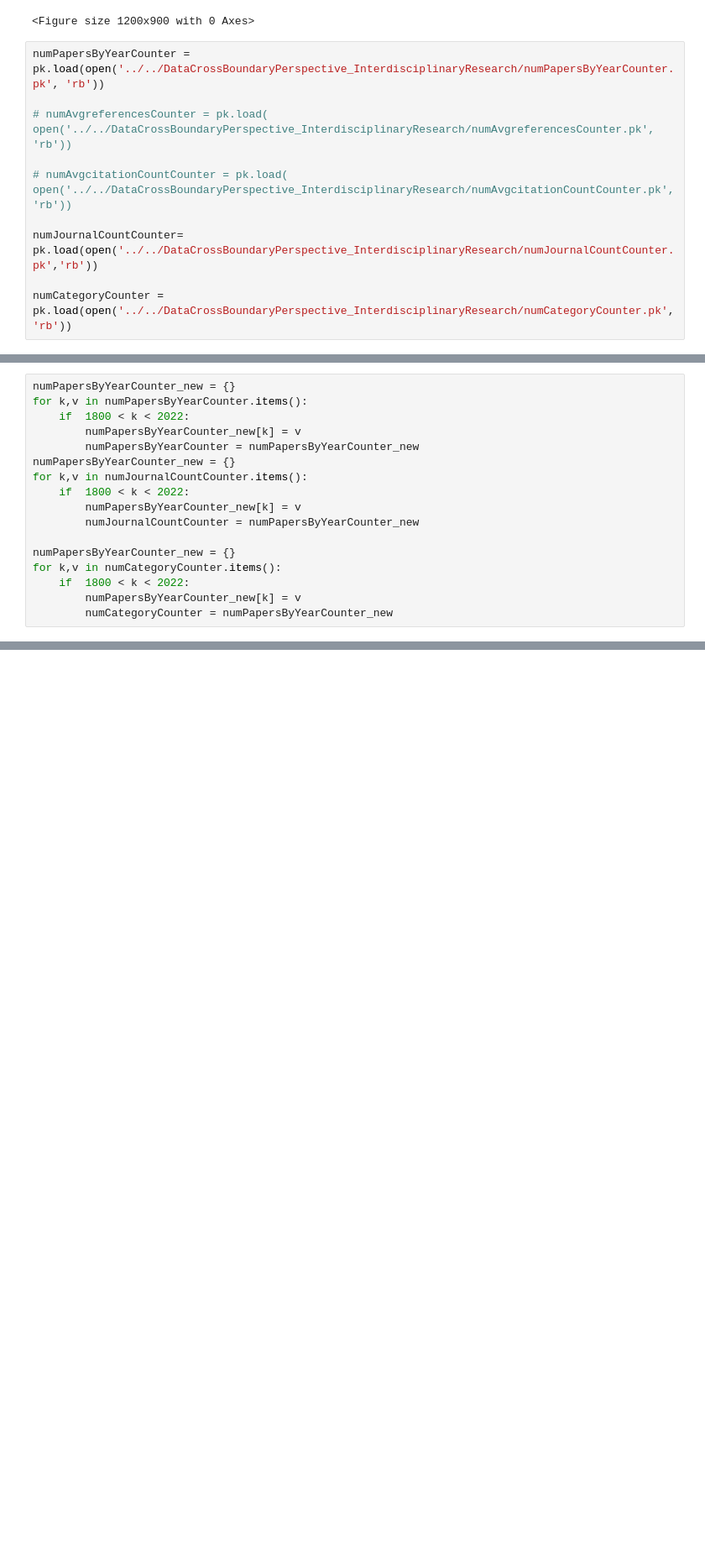
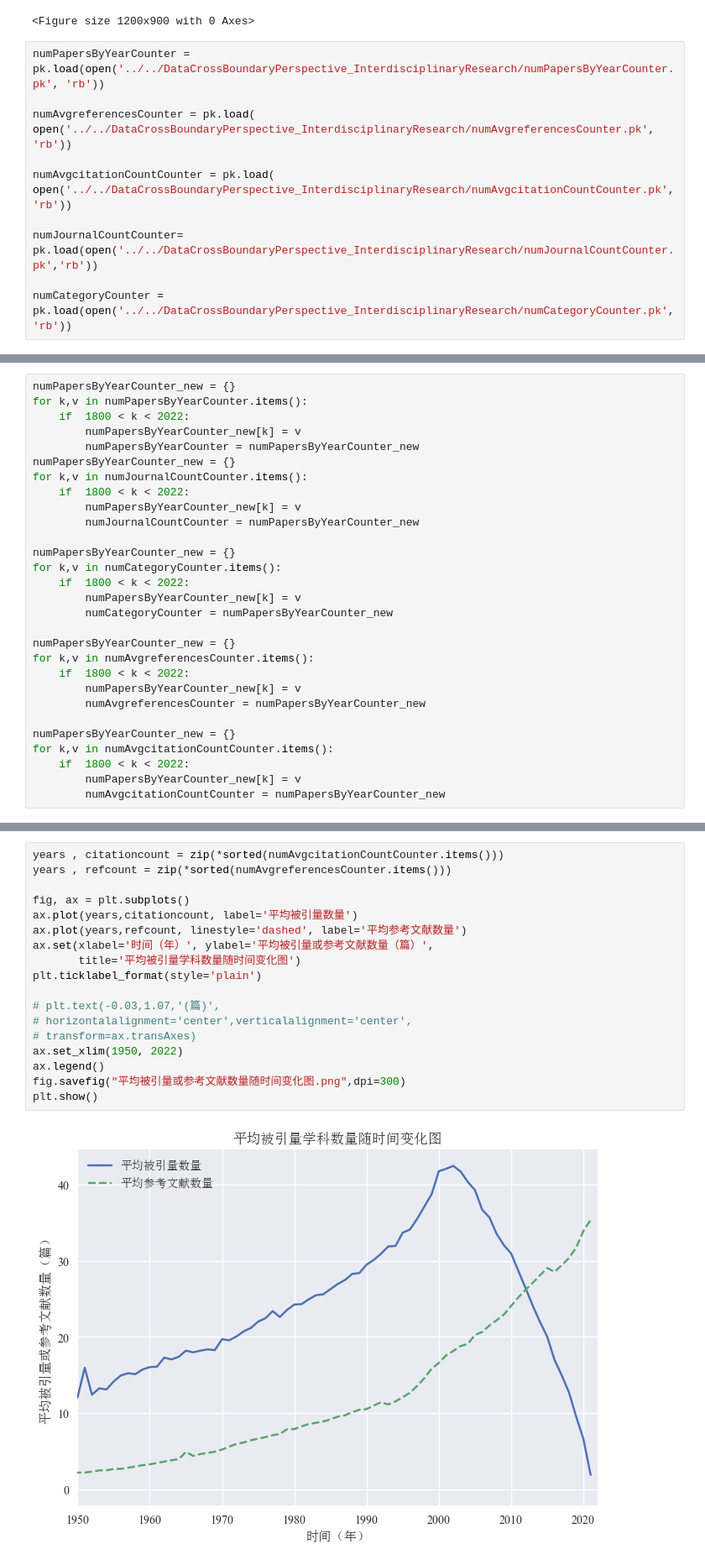
Before and after one commit to jiaweixu98/CrossBoundaryPerspective_InterdisciplinaryResearch, a Jupyter notebook: dataPrepare/easyDraw.ipynb, the cells around one changed output, grey strips where cells are left out. Shown at 84% size. Saved outputs shown, nothing was run; the diff lists cells and outputs as text; blank space fills up the shorter version.

```diff
--- a/dataPrepare/easyDraw.ipynb
+++ b/dataPrepare/easyDraw.ipynb
@@ -20,9 +20,9 @@ plt.rcParams['axes.unicode_minus'] = False # 使坐标轴刻度标签正常显
 # %%
 numPapersByYearCounter = pk.load(open('../../DataCrossBoundaryPerspective_InterdisciplinaryResearch/numPapersByYearCounter.pk', 'rb'))
 
-# numAvgreferencesCounter = pk.load( open('../../DataCrossBoundaryPerspective_InterdisciplinaryResearch/numAvgreferencesCounter.pk', 'rb'))
+numAvgreferencesCounter = pk.load( open('../../DataCrossBoundaryPerspective_InterdisciplinaryResearch/numAvgreferencesCounter.pk', 'rb'))
 
-# numAvgcitationCountCounter = pk.load( open('../../DataCrossBoundaryPerspective_InterdisciplinaryResearch/numAvgcitationCountCounter.pk', 'rb'))
+numAvgcitationCountCounter = pk.load( open('../../DataCrossBoundaryPerspective_InterdisciplinaryResearch/numAvgcitationCountCounter.pk', 'rb'))
 
 numJournalCountCounter=  pk.load(open('../../DataCrossBoundaryPerspective_InterdisciplinaryResearch/numJournalCountCounter.pk','rb'))
 
@@ -46,6 +46,18 @@ for k,v in numCategoryCounter.items():
     if  1800 < k < 2022:
         numPapersByYearCounter_new[k] = v
         numCategoryCounter = numPapersByYearCounter_new
+
+numPapersByYearCounter_new = {}
+for k,v in numAvgreferencesCounter.items():
+    if  1800 < k < 2022:
+        numPapersByYearCounter_new[k] = v
+        numAvgreferencesCounter = numPapersByYearCounter_new
+
+numPapersByYearCounter_new = {}
+for k,v in numAvgcitationCountCounter.items():
+    if  1800 < k < 2022:
+        numPapersByYearCounter_new[k] = v
+        numAvgcitationCountCounter = numPapersByYearCounter_new
 # %%
 years , frequency = zip(*sorted(numPapersByYearCounter.items()))
 fig, ax = plt.subplots()
@@ -94,3 +106,23 @@ fig.savefig("学科数量随时间变化图.png",dpi=300)
 plt.show()
 # %% [output]
 [figure]
+# %%
+years , citationcount = zip(*sorted(numAvgcitationCountCounter.items()))
+years , refcount = zip(*sorted(numAvgreferencesCounter.items()))
+
+fig, ax = plt.subplots()
+ax.plot(years,citationcount, label='平均被引量数量')
+ax.plot(years,refcount, linestyle='dashed', label='平均参考文献数量')
+ax.set(xlabel='时间（年）', ylabel='平均被引量或参考文献数量（篇）',
+       title='平均被引量学科数量随时间变化图')
+plt.ticklabel_format(style='plain')
+
+# plt.text(-0.03,1.07,'(篇)',
+# horizontalalignment='center',verticalalignment='center',
+# transform=ax.transAxes)
+ax.set_xlim(1950, 2022)
+ax.legend()
+fig.savefig("平均被引量或参考文献数量随时间变化图.png",dpi=300)
+plt.show()
+# %% [output]
+[figure, added]
```
Also changed, not shown: parts of 1 cell of this notebook, 6 other files.
